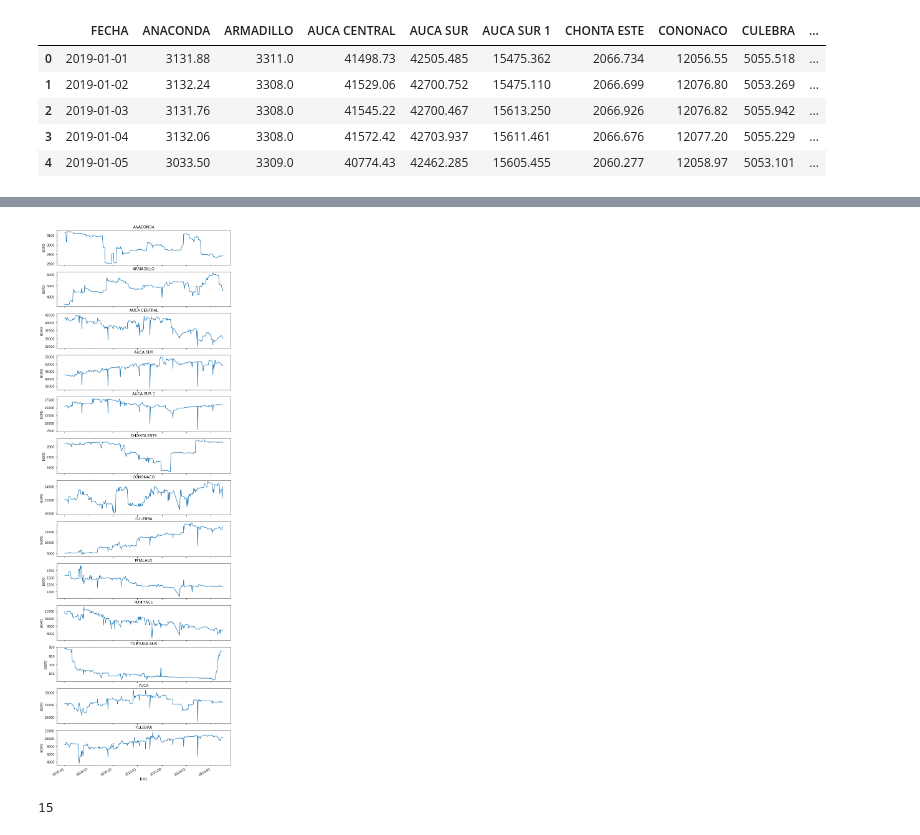
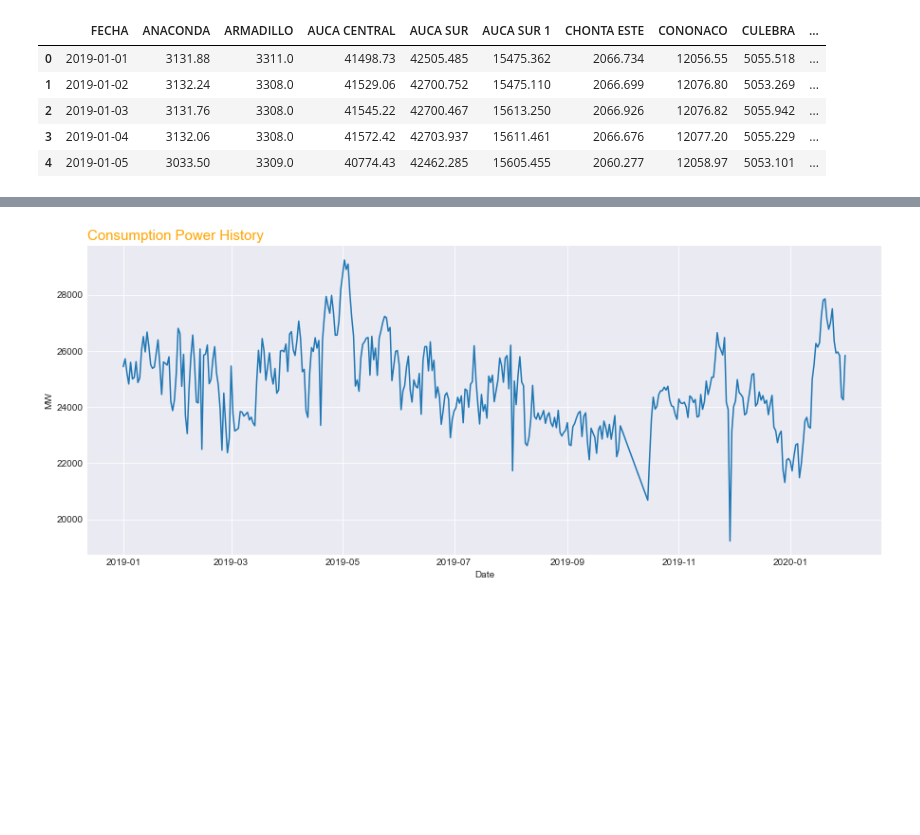
Before and after one commit to BRAND0JESUS/Oil-Production-EC, a Jupyter notebook: main.ipynb, the cells around one changed output, grey strips where cells are left out. Cells and saved outputs as stored; diff of their text form; code cells hidden in the pictures; blank space fills up the shorter version.

```diff
--- a/main.ipynb
+++ b/main.ipynb
@@ -66,18 +127,23 @@ ax[1].plot(df["FECHA"], df["ARMADILLO"])
+# %%
+# Consumption Power History Plot
+fig, ax = plt.subplots(figsize=(15, 6))
+ax.plot(df["FECHA"], df["POTENCIA DE CONSUMO"])
+ax.set_title('Consumption Power History', loc='left',
+             fontsize=15, fontweight=0, color='orange')
+ax.set_xlabel("Date")
+ax.set_ylabel("MW")
+plt.show()
+# %% [output]
+[figure, added]
 # %%
-fig, ax = plt.subplots(df.columns.__len__() - 2, 1, sharex=True,
-                       figsize=(10, 35))
-n = 0
-for name in df.columns[1:-1]:
-    ax[n].plot(df["FECHA"], df[name])
-    ax[n].set_title(name)
-    ax[n].set_xlabel("Date")
-    ax[n].set_ylabel("BOPD")
-    fig.autofmt_xdate()     # change date label inclination
-    n = n + 1
-# plt.show()
+# # using matplotlib to make proction oil plots
+# fig, ax = plt.subplots(df.columns.__len__() - 2, 1, sharex=True,
+#                        figsize=(10, 35))
+# n = 0
+# for name in df.columns[1:-1]:
+#     ax[n].plot(df["FECHA"], df[name])
+#     ax[n].set_title(name)
+#     ax[n].set_xlabel("Date")
+#     ax[n].set_ylabel("BOPD")
+#     fig.autofmt_xdate()     # change date label inclination
+#     n = n + 1
-# %% [output]
-[figure, removed]
-# %%
-df.columns.__len__()
-# %% [output]
-15
```
Also changed, not shown: parts of 16 cells of this notebook.
